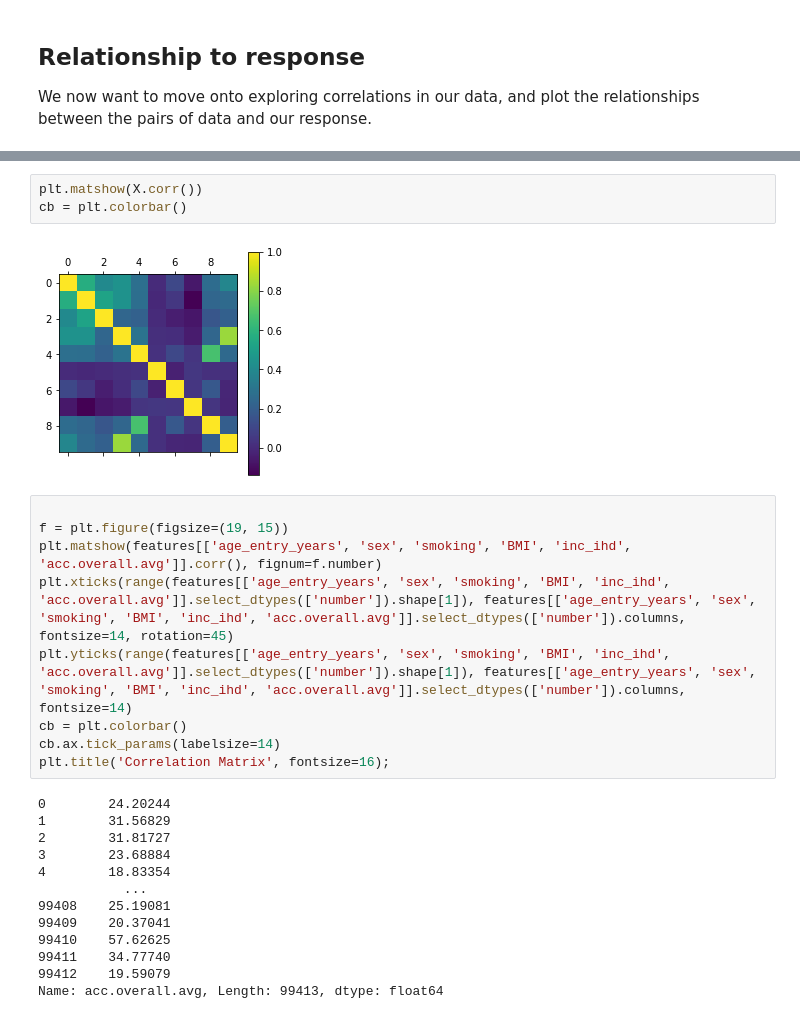
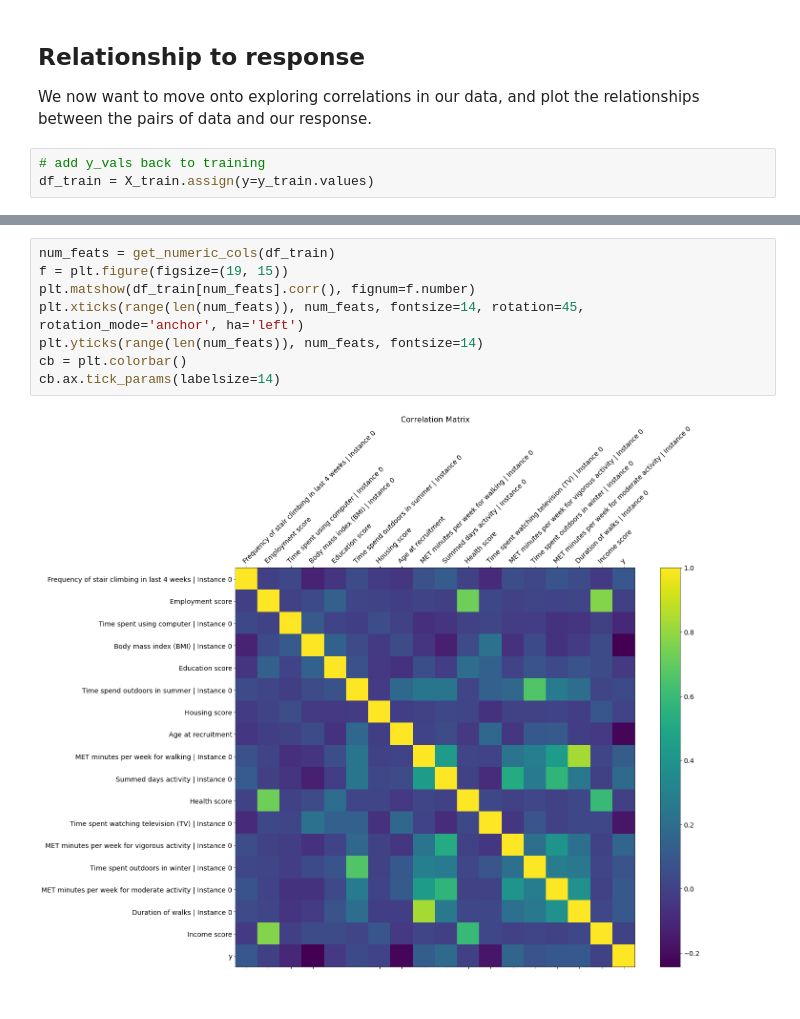
Before and after one commit to abramschon/accel, a Jupyter notebook: notebooks/exploratory_data_analysis.ipynb, the cells around one changed output, grey strips where cells are left out. Cells and saved outputs as stored; diff of their text form.

Commit message:
Adds some plots

```diff
--- a/notebooks/exploratory_data_analysis.ipynb
+++ b/notebooks/exploratory_data_analysis.ipynb
@@ -570,3 +548,6 @@ Sex
 # %% [markdown]
 ## Relationship to response
 We now want to move onto exploring correlations in our data, and plot the relationships between the pairs of data and our response.
+# %%
+# add y_vals back to training
+df_train = X_train.assign(y=y_train.values)
@@ -573,27 +591,10 @@ We now want to move onto exploring correlations in our data, and plot the relati
 # %%
-plt.matshow(X.corr())
+num_feats = get_numeric_cols(df_train)
+f = plt.figure(figsize=(19, 15))
+plt.matshow(df_train[num_feats].corr(), fignum=f.number)
+plt.xticks(range(len(num_feats)), num_feats, fontsize=14, rotation=45, rotation_mode='anchor', ha='left')
+plt.yticks(range(len(num_feats)), num_feats, fontsize=14)
 cb = plt.colorbar()
+cb.ax.tick_params(labelsize=14)
 # %% [output]
-[figure, old version]
+[figure, new version]
-# %%
-
-f = plt.figure(figsize=(19, 15))
-plt.matshow(features[['age_entry_years', 'sex', 'smoking', 'BMI', 'inc_ihd', 'acc.overall.avg']].corr(), fignum=f.number)
-plt.xticks(range(features[['age_entry_years', 'sex', 'smoking', 'BMI', 'inc_ihd', 'acc.overall.avg']].select_dtypes(['number']).shape[1]), features[['age_entry_years', 'sex', 'smoking', 'BMI', 'inc_ihd', 'acc.overall.avg']].select_dtypes(['number']).columns, fontsize=14, rotation=45)
-plt.yticks(range(features[['age_entry_years', 'sex', 'smoking', 'BMI', 'inc_ihd', 'acc.overall.avg']].select_dtypes(['number']).shape[1]), features[['age_entry_years', 'sex', 'smoking', 'BMI', 'inc_ihd', 'acc.overall.avg']].select_dtypes(['number']).columns, fontsize=14)
-cb = plt.colorbar()
-cb.ax.tick_params(labelsize=14)
-plt.title('Correlation Matrix', fontsize=16);
-# %% [output]
-0        24.20244
-1        31.56829
-2        31.81727
-3        23.68884
-4        18.83354
-           ...
-99408    25.19081
-99409    20.37041
-99410    57.62625
-99411    34.77740
-99412    19.59079
-Name: acc.overall.avg, Length: 99413, dtype: float64
```
Also changed, not shown: parts of 12 cells of this notebook.
